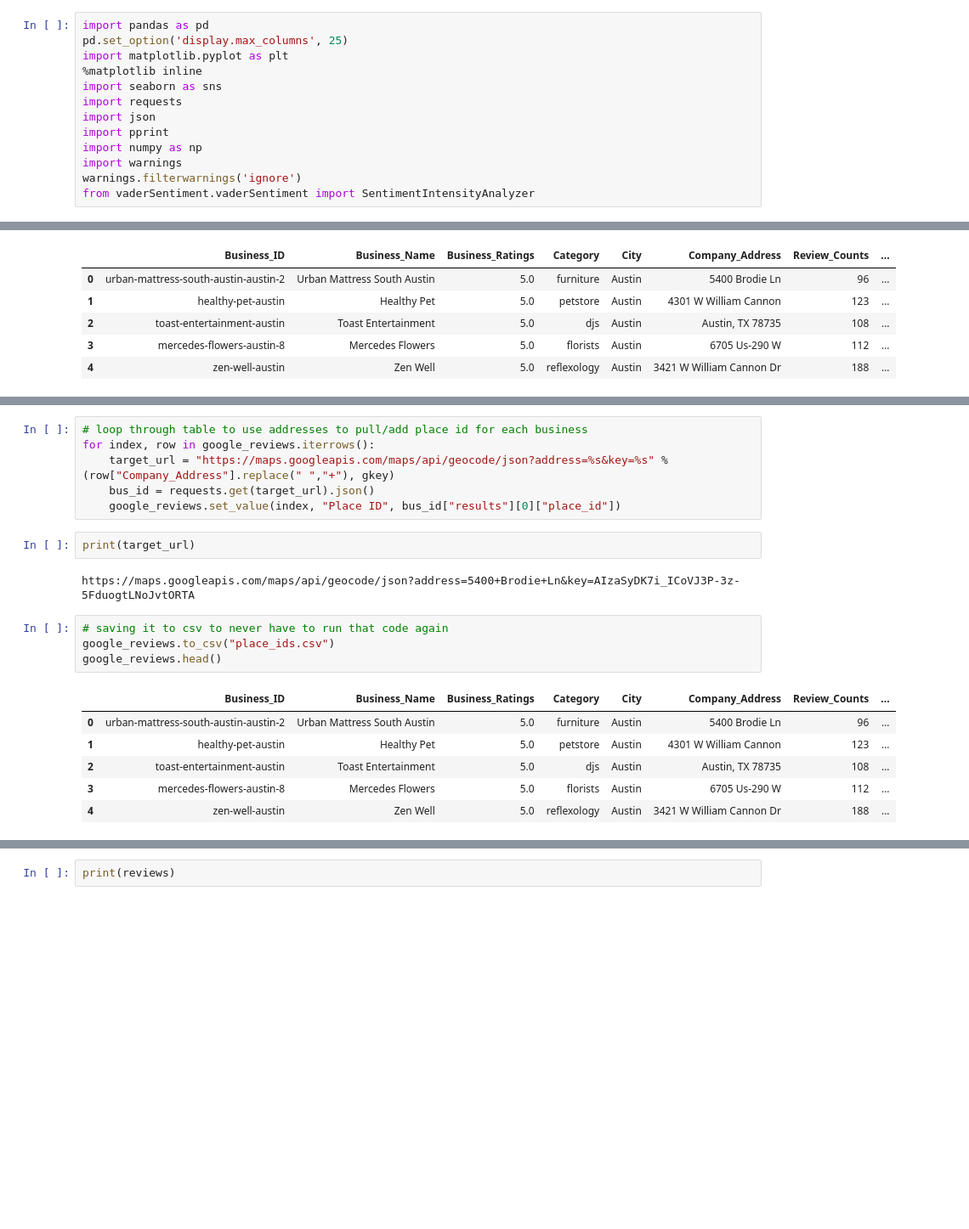
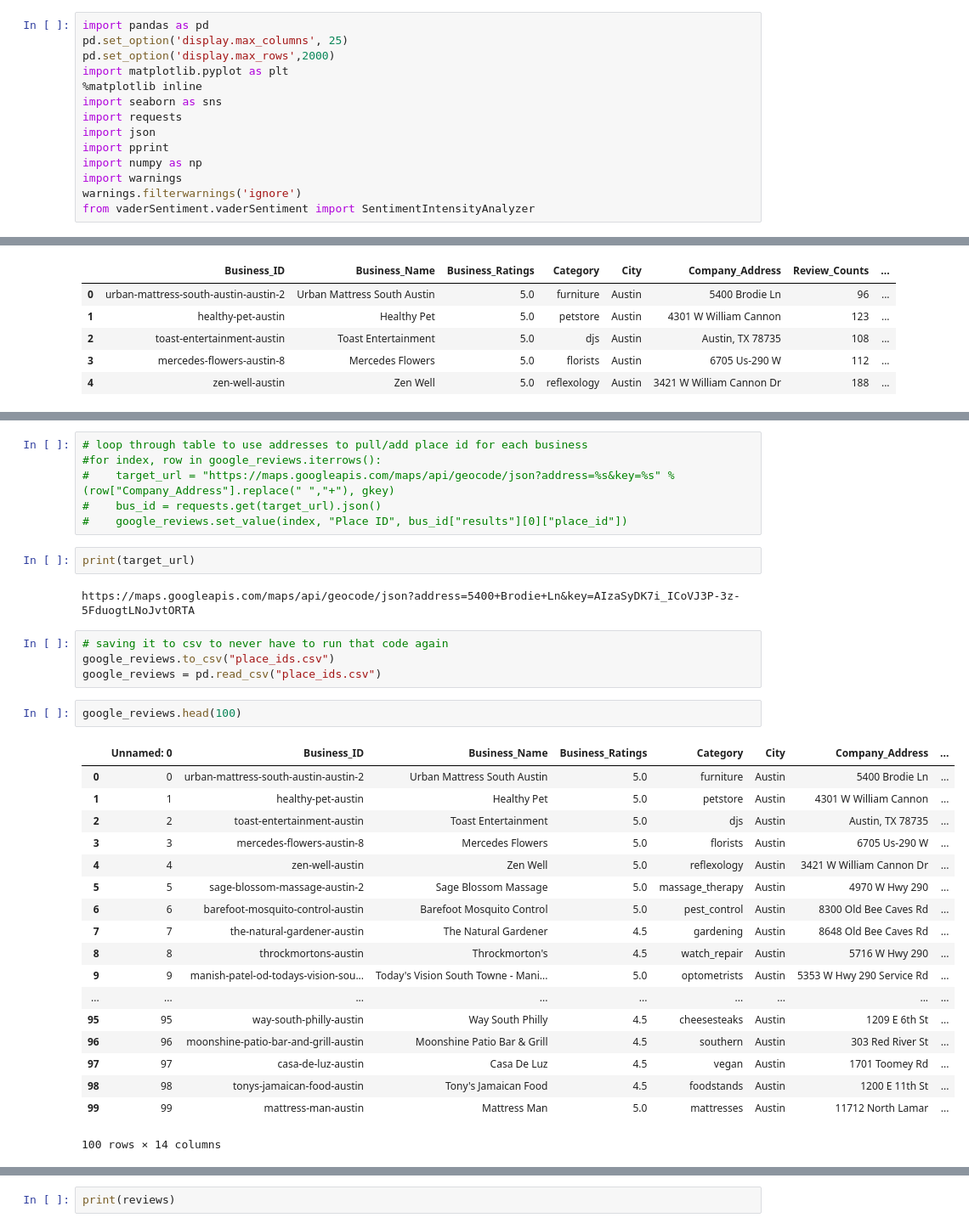
Before and after one commit to felzek/Crime-Review-Data-Analysis, a Jupyter notebook: GoogleReviews.ipynb, the cells around one changed output, grey strips where cells are left out. Shown at 85% size. Saved outputs shown, nothing was run; the diff lists cells and outputs as text; blank space fills up the shorter version.

```diff
--- a/GoogleReviews.ipynb
+++ b/GoogleReviews.ipynb
@@ -1,6 +1,7 @@
 # %%
 import pandas as pd
 pd.set_option('display.max_columns', 25)
+pd.set_option('display.max_rows',2000)
 import matplotlib.pyplot as plt
 %matplotlib inline
 import seaborn as sns
@@ -31,9 +32,9 @@ gkey="AIzaSyDK7i_ICoVJ3P-3z-5FduogtLNoJvtORTA"
 # %%
 # loop through table to use addresses to pull/add place id for each business
-for index, row in google_reviews.iterrows():
-    target_url = "https://maps.googleapis.com/maps/api/geocode/json?address=%s&key=%s" % (row["Company_Address"].replace(" ","+"), gkey)
-    bus_id = requests.get(target_url).json()
-    google_reviews.set_value(index, "Place ID", bus_id["results"][0]["place_id"])
+#for index, row in google_reviews.iterrows():
+#    target_url = "https://maps.googleapis.com/maps/api/geocode/json?address=%s&key=%s" % (row["Company_Address"].replace(" ","+"), gkey)
+#    bus_id = requests.get(target_url).json()
+#    google_reviews.set_value(index, "Place ID", bus_id["results"][0]["place_id"])
 # %%
 print(target_url)
 # %% [output]
@@ -41,11 +42,25 @@ https://maps.googleapis.com/maps/api/geocode/json?address=5400+Brodie+Ln&key=AIz
 # %%
 # saving it to csv to never have to run that code again
 google_reviews.to_csv("place_ids.csv")
-google_reviews.head()
+google_reviews = pd.read_csv("place_ids.csv")
-# %% [output]
-|  | Business_ID | Business_Name | Business_Ratings | Category | City | Company_Address | Review_Counts | ... |
-| 0 | urban-mattress-south-austin-austin-2 | Urban Mattress South Austin | 5.0 | furniture | Austin | 5400 Brodie Ln | 96 | ... |
-| 1 | healthy-pet-austin | Healthy Pet | 5.0 | petstore | Austin | 4301 W William Cannon | 123 | ... |
-| 2 | toast-entertainment-austin | Toast Entertainment | 5.0 | djs | Austin | Austin, TX 78735 | 108 | ... |
-| 3 | mercedes-flowers-austin-8 | Mercedes Flowers | 5.0 | florists | Austin | 6705 Us-290 W | 112 | ... |
-| 4 | zen-well-austin | Zen Well | 5.0 | reflexology | Austin | 3421 W William Cannon Dr | 188 | ... |
+# %%
+google_reviews.head(100)
+# %% [output]
+|  | Unnamed: 0 | Business_ID | Business_Name | Business_Ratings | Category | City | Company_Address | ... |
+| 0 | 0 | urban-mattress-south-austin-austin-2 | Urban Mattress South Austin | 5.0 | furniture | Austin | 5400 Brodie Ln | ... |
+| 1 | 1 | healthy-pet-austin | Healthy Pet | 5.0 | petstore | Austin | 4301 W William Cannon | ... |
+| 2 | 2 | toast-entertainment-austin | Toast Entertainment | 5.0 | djs | Austin | Austin, TX 78735 | ... |
+| 3 | 3 | mercedes-flowers-austin-8 | Mercedes Flowers | 5.0 | florists | Austin | 6705 Us-290 W | ... |
+| 4 | 4 | zen-well-austin | Zen Well | 5.0 | reflexology | Austin | 3421 W William Cannon Dr | ... |
+| 5 | 5 | sage-blossom-massage-austin-2 | Sage Blossom Massage | 5.0 | massage_therapy | Austin | 4970 W Hwy 290 | ... |
+| 6 | 6 | barefoot-mosquito-control-austin | Barefoot Mosquito Control | 5.0 | pest_control | Austin | 8300 Old Bee Caves Rd | ... |
+| 7 | 7 | the-natural-gardener-austin | The Natural Gardener | 4.5 | gardening | Austin | 8648 Old Bee Caves Rd | ... |
+| 8 | 8 | throckmortons-austin | Throckmorton's | 4.5 | watch_repair | Austin | 5716 W Hwy 290 | ... |
+| 9 | 9 | manish-patel-od-todays-vision-sou... | Today's Vision South Towne - Mani... | 5.0 | optometrists | Austin | 5353 W Hwy 290 Service Rd | ... |
+| ... | ... | ... | ... | ... | ... | ... | ... | ... |
+| 95 | 95 | way-south-philly-austin | Way South Philly | 4.5 | cheesesteaks | Austin | 1209 E 6th St | ... |
+| 96 | 96 | moonshine-patio-bar-and-grill-austin | Moonshine Patio Bar & Grill | 4.5 | southern | Austin | 303 Red River St | ... |
+| 97 | 97 | casa-de-luz-austin | Casa De Luz | 4.5 | vegan | Austin | 1701 Toomey Rd | ... |
+| 98 | 98 | tonys-jamaican-food-austin | Tony's Jamaican Food | 4.5 | foodstands | Austin | 1200 E 11th St | ... |
+| 99 | 99 | mattress-man-austin | Mattress Man | 5.0 | mattresses | Austin | 11712 North Lamar | ... |
+100 rows × 14 columns
```
Also changed, not shown: parts of 11 cells of this notebook, 5 other files.
